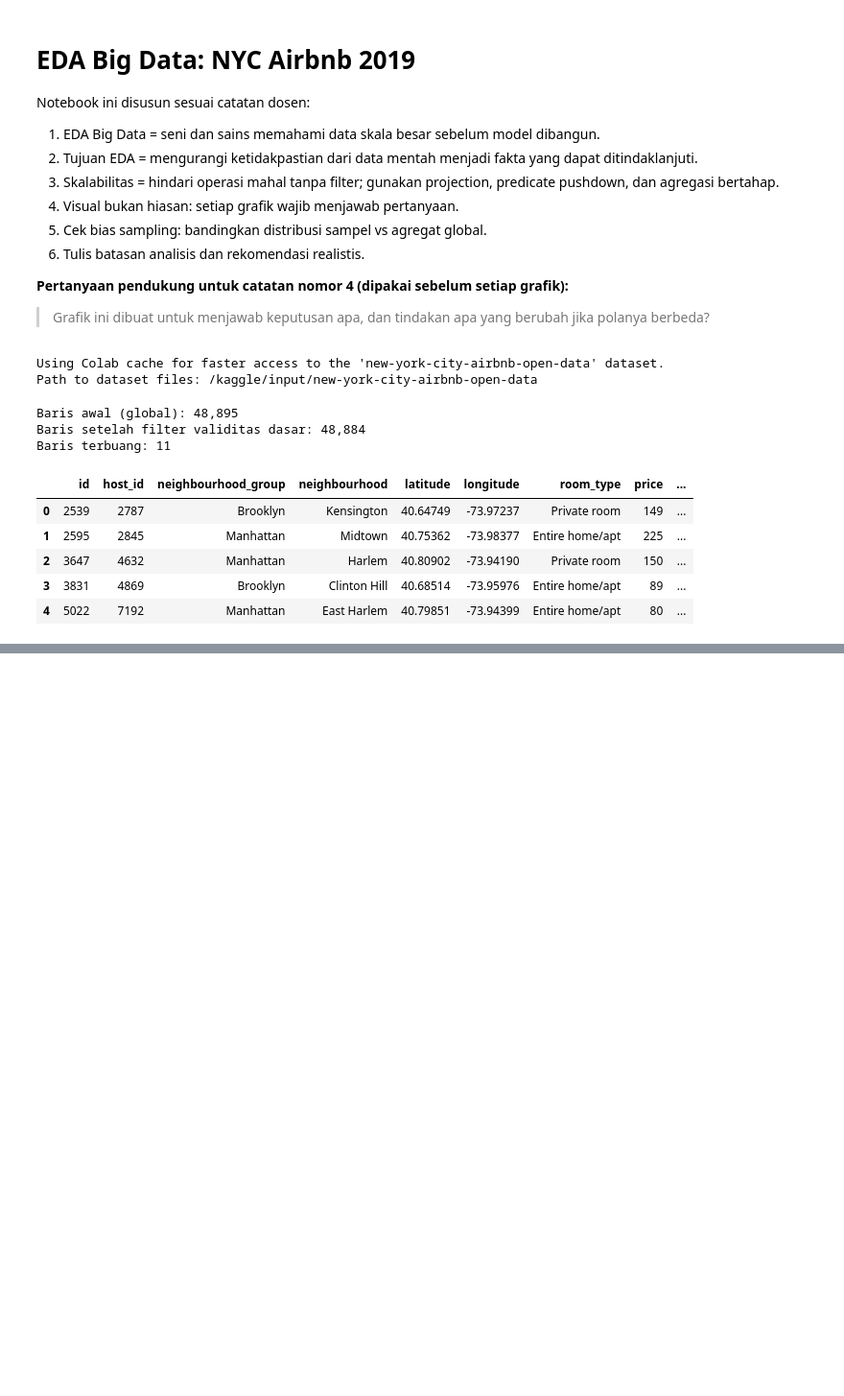
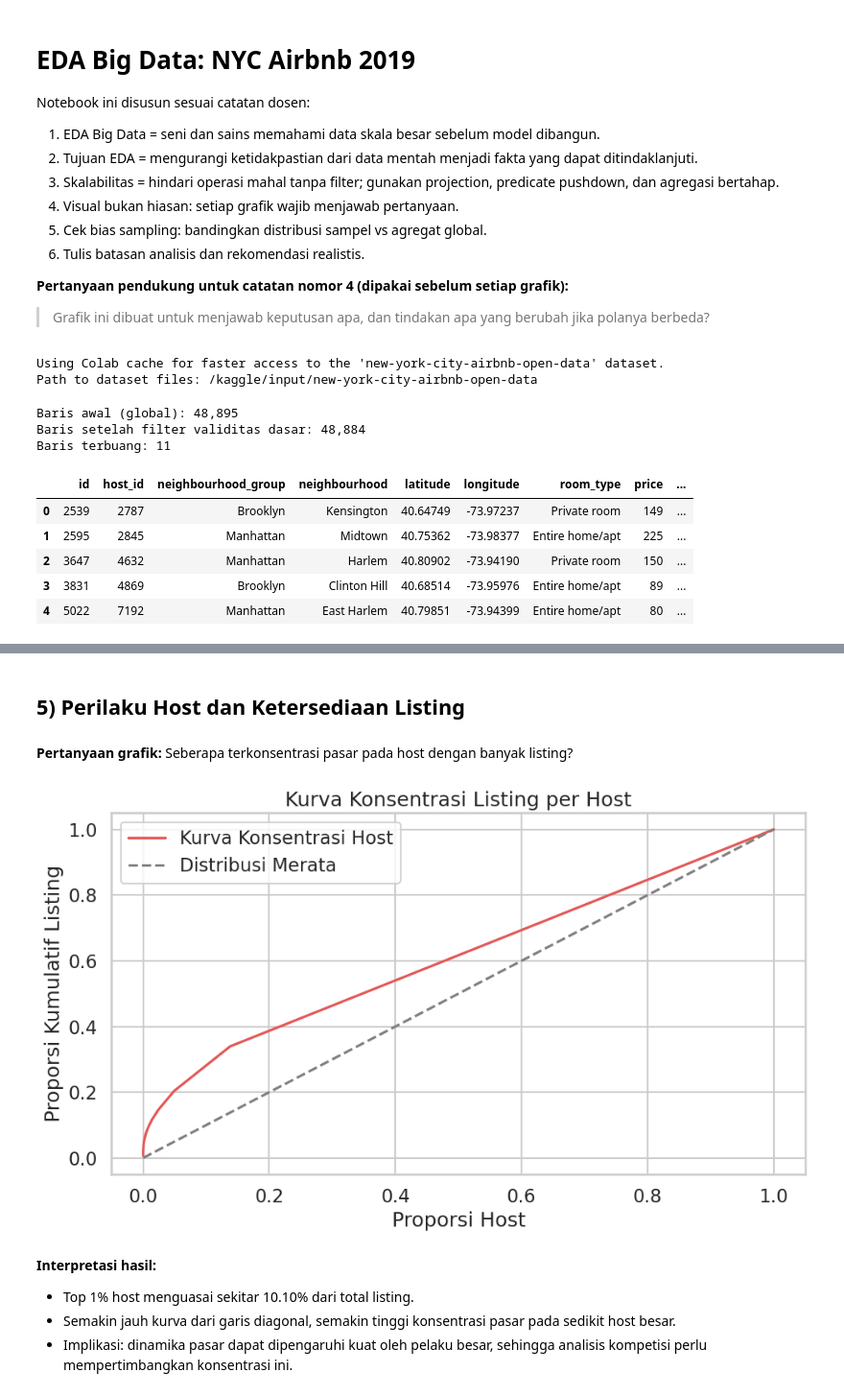
Before and after one commit to erlanggadewasakti/Analitik-Big-Data-Lanjut, a Jupyter notebook: eda.ipynb, the cells around one changed output, grey strips where cells are left out. Shown at 96% size. Saved outputs shown, nothing was run; the diff lists cells and outputs as text; code cells hidden in the pictures; blank space fills up the shorter version.

```diff
--- a/eda.ipynb
+++ b/eda.ipynb
@@ -676,0 +562,38 @@ display(
+# %%
+section("5) Perilaku Host dan Ketersediaan Listing")
+
+ask_plot("Seberapa terkonsentrasi pasar pada host dengan banyak listing?")
+host_counts = df.groupby("host_id").size().rename("listing_count").sort_values(ascending=False)
+
+host_share = host_counts / host_counts.sum()
+cum_host = np.arange(1, len(host_share) + 1) / len(host_share)
+cum_listing = host_share.cumsum().values
+
+plt.figure(figsize=(10, 6))
+plt.plot(cum_host, cum_listing, label="Kurva Konsentrasi Host", color="#E45756")
+plt.plot([0, 1], [0, 1], "--", color="gray", label="Distribusi Merata")
+plt.title("Kurva Konsentrasi Listing per Host")
+plt.xlabel("Proporsi Host")
+plt.ylabel("Proporsi Kumulatif Listing")
+plt.legend()
+plt.tight_layout()
+plt.show()
+
+top_1pct = max(1, int(len(host_counts) * 0.01))
+share_top_1pct = host_counts.head(top_1pct).sum() / host_counts.sum() * 100
+
+explain_plot(
+    [
+        f"Top 1% host menguasai sekitar {fmt_num(share_top_1pct)}% dari total listing.",
+        "Semakin jauh kurva dari garis diagonal, semakin tinggi konsentrasi pasar pada sedikit host besar.",
+        "Implikasi: dinamika pasar dapat dipengaruhi kuat oleh pelaku besar, sehingga analisis kompetisi perlu mempertimbangkan konsentrasi ini.",
+    ]
+)
+# %% [output]
+## 5) Perilaku Host dan Ketersediaan Listing
+**Pertanyaan grafik:** Seberapa terkonsentrasi pasar pada host dengan banyak listing?
+[figure, added]
+**Interpretasi hasil:**
+- Top 1% host menguasai sekitar 10.10% dari total listing.
+- Semakin jauh kurva dari garis diagonal, semakin tinggi konsentrasi pasar pada sedikit host besar.
+- Implikasi: dinamika pasar dapat dipengaruhi kuat oleh pelaku besar, sehingga analisis kompetisi perlu mempertimbangkan konsentrasi ini.
```
Also changed, not shown: parts of 13 cells of this notebook.
